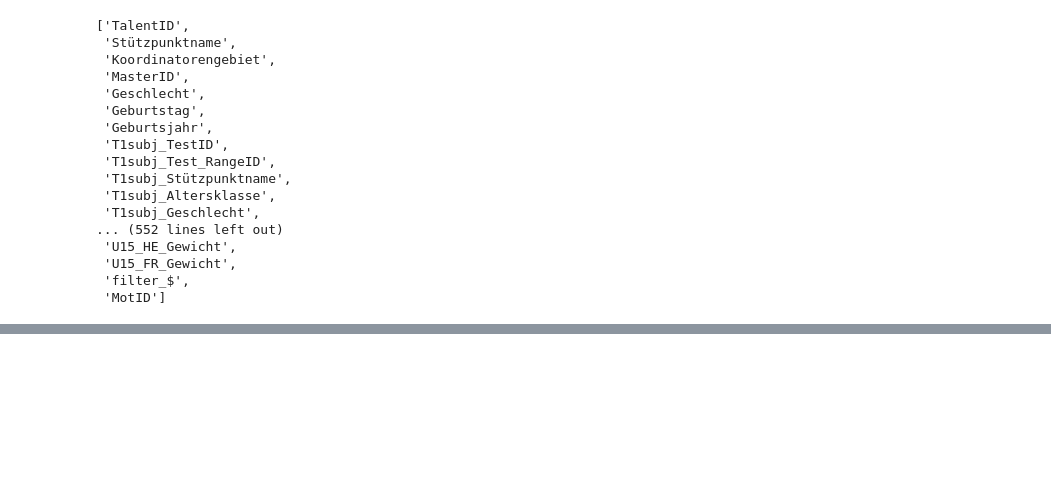
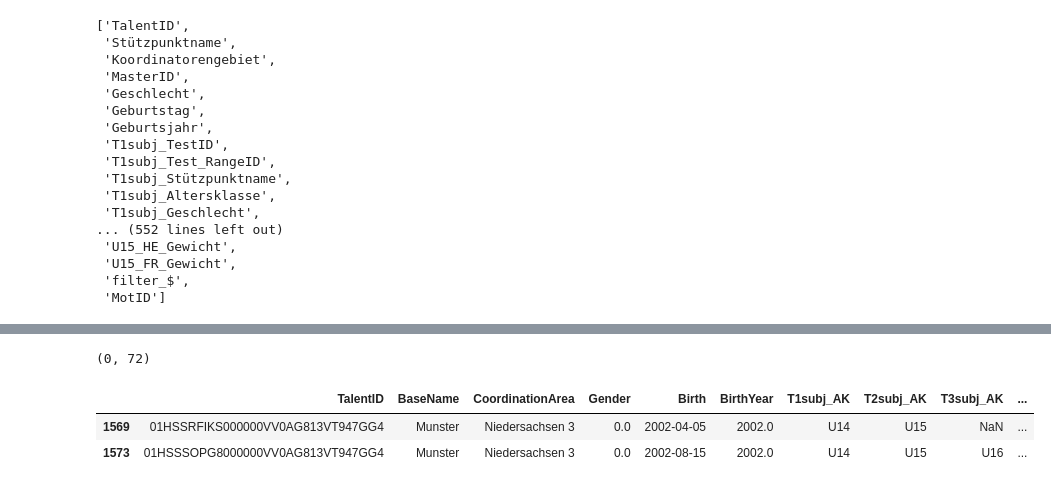
Before and after one commit to eduardo-baratela/Youth-Elite-Soccer, a Jupyter notebook: dev/data_treatment.ipynb, the cells around one changed output, grey strips where cells are left out. Drawn from its saved outputs; the diff is of its cells as text; code cells hidden in the pictures; blank space fills up the shorter version.

```diff
--- a/dev/data_treatment.ipynb
+++ b/dev/data_treatment.ipynb
@@ -113,0 +209,18 @@ women_df = clean_df[clean_df["Geschlecht"] == 1]
+# %%
+u15_df[
+        ((u15_df['T25_AK'] == 'U15') & (u15_df['T1subj_AK'].isna())) |
+        ((u15_df['T27_AK'] == 'U15') & (u15_df['T2subj_AK'].isna())) |
+        ((u15_df['T29_AK'] == 'U15') & (u15_df['T3subj_AK'].isna())) |
+        ((u15_df['T25_AK'].isna()) & (u15_df['T1subj_AK']== 'U15')) |
+        ((u15_df['T27_AK'].isna()) & (u15_df['T2subj_AK']== 'U15')) |
+        ((u15_df['T29_AK'].isna()) & (u15_df['T3subj_AK']== 'U15'))
+        ].shape
+# %% [output]
+(0, 72)
+# %%
+u15_df[(u15_df['T25_AK'] == 'U15') & (u15_df['U15_FR_SL20'].isna()) & (u15_df['U15_FR_GW']isna())
+    & (u15_df['U15_FR_DR']isna()) & (u15_df['U15_FR_GW']isna()) & (u15_df['U15_FR_GW']isna())]
+# %% [output]
+|  | TalentID | BaseName | CoordinationArea | Gender | Birth | BirthYear | T1subj_AK | T2subj_AK | T3subj_AK | ... |
+| 1569 | 01HSSRFIKS000000VV0AG813VT947GG4 | Munster | Niedersachsen 3 | 0.0 | 2002-04-05 | 2002.0 | U14 | U15 | NaN | ... |
+| 1573 | 01HSSSOPG8000000VV0AG813VT947GG4 | Munster | Niedersachsen 3 | 0.0 | 2002-08-15 | 2002.0 | U14 | U15 | U16 | ... |
```
Also changed, not shown: parts of 15 cells of this notebook, 6 other files.
